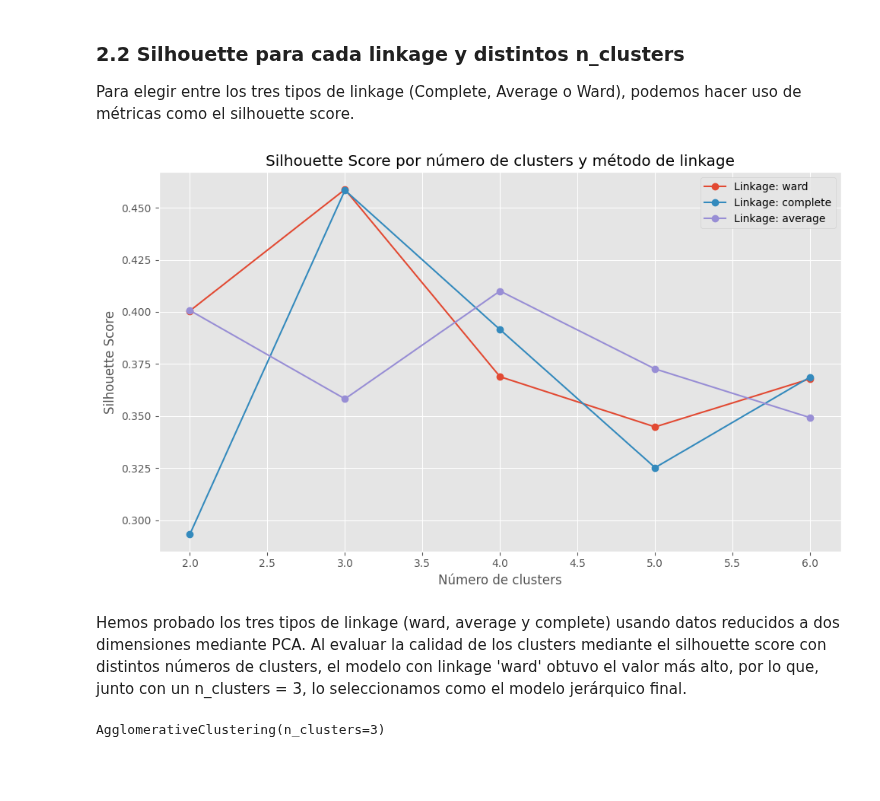
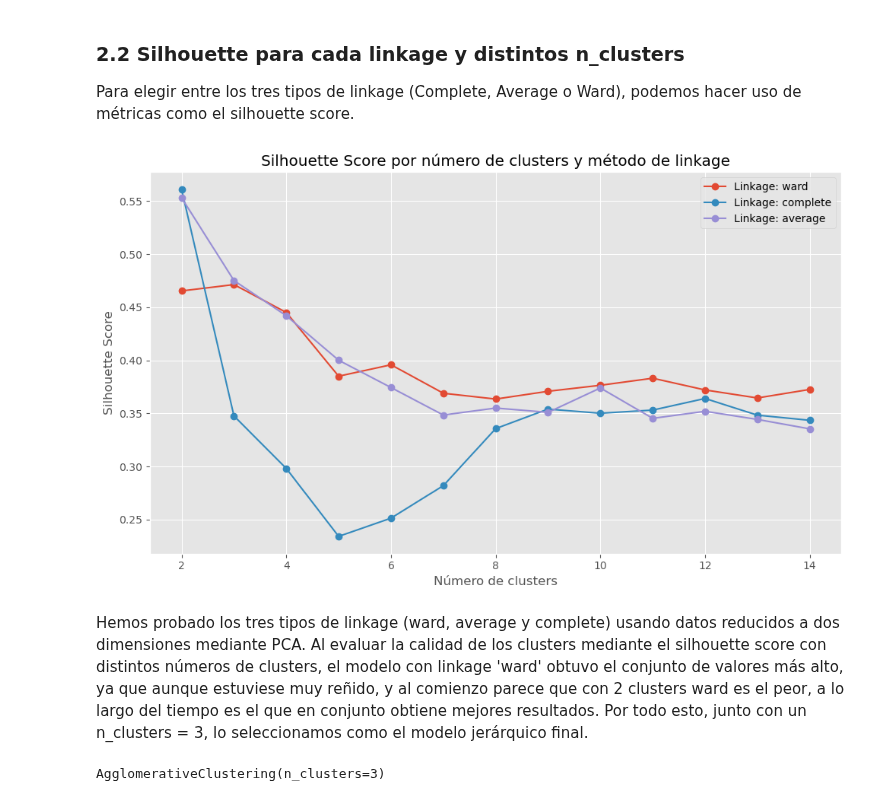
Before and after one commit to albatellouc3m/Grupo5, a Jupyter notebook: practica2-grupo5/practica2.ipynb, the cells around one changed output. Saved outputs shown, nothing was run; the diff lists cells and outputs as text; code cells hidden in the pictures; blank space fills up the shorter version.

```diff
--- a/practica2-grupo5/practica2.ipynb
+++ b/practica2-grupo5/practica2.ipynb
@@ -193,11 +193,11 @@ k_opt = Ks[np.argmax(sil_scores)]
 # Creamos y entrenamos el modelo final con k_opt
 # ==============================================================================
 modelo_kmeans = KMeans(n_clusters=3, n_init=25, random_state=495774)
-modelo_kmeans.fit(X=X_reduced_scaled)
+modelo_kmeans.fit(X=X_reduced)
 
 # Realizamos la predicción
 # ==============================================================================
-y_predict = modelo_kmeans.predict(X=X_reduced_scaled)
+y_predict = modelo_kmeans.predict(X=X_reduced)
 # %% [markdown]
 Podemos representar visualmente el cambio entre los clusters originales y los que se crean con el algoritmo de K-means de la siguiente forma:
 # %%
@@ -208,8 +208,8 @@ fig, ax = plt.subplots(1, 2, figsize=(10, 4))
 # Grupos originales
 for i in np.unique(y):
     ax[0].scatter(
-        x = X_reduced_scaled[y == i, 0],
-        y = X_reduced_scaled[y == i, 1],
+        x = X_reduced[y == i, 0],
+        y = X_reduced[y == i, 1],
         c = plt.rcParams['axes.prop_cycle'].by_key()['color'][i],
         marker = 'o',
         edgecolor = 'black',
@@ -222,8 +222,8 @@ ax[0].legend()
 # Clusters generados por KMeans
 for i in np.unique(y_predict):
     ax[1].scatter(
-        x = X_reduced_scaled[y_predict == i, 0],
-        y = X_reduced_scaled[y_predict == i, 1],
+        x = X_reduced[y_predict == i, 0],
+        y = X_reduced[y_predict == i, 1],
         c = plt.rcParams['axes.prop_cycle'].by_key()['color'][i],
         marker = 'o',
         edgecolor = 'black',
@@ -358,39 +341,39 @@ Para elegir entre los tres tipos de linkage (Complete, Average o Ward), podemos
 from sklearn.metrics import silhouette_score
 
 # Parámetros
-n_clusters_range = range(2, 7)
+n_clusters_range = range(2, 15)
 linkages = ['ward', 'complete', 'average']
 
 # Diccionario para guardar los resultados
 results = {linkage: [] for linkage in linkages}
 
 # Calculamos los silhouette scores
 for linkage in linkages:
     for n_clusters in n_clusters_range:
         if linkage == 'ward':
             model = AgglomerativeClustering(n_clusters=n_clusters, linkage=linkage)
         else:
             model = AgglomerativeClustering(n_clusters=n_clusters, linkage=linkage, metric='euclidean')
-        labels = model.fit_predict(X_reduced_scaled)
-        score = silhouette_score(X_reduced_scaled, labels)
+        labels = model.fit_predict(X_reduced)
+        score = silhouette_score(X_reduced, labels)
         results[linkage].append(score)
 
 # Mostramos los resultados
 plt.figure(figsize=(10, 6))
 for linkage in linkages:
     plt.plot(n_clusters_range, results[linkage], marker='o', label=f'Linkage: {linkage}')
 
 plt.title('Silhouette Score por número de clusters y método de linkage')
 plt.xlabel('Número de clusters')
 plt.ylabel('Silhouette Score')
 plt.legend()
 plt.grid(True)
 plt.tight_layout()
 plt.show()
 # %% [output]
-[figure, old version]
+[figure, new version]
 # %% [markdown]
-Hemos probado los tres tipos de linkage (ward, average y complete) usando datos reducidos a dos dimensiones mediante PCA. Al evaluar la calidad de los clusters mediante el silhouette score con distintos números de clusters, el modelo con linkage 'ward' obtuvo el valor más alto, por lo que, junto con un n_clusters = 3, lo seleccionamos como el modelo jerárquico final.
+Hemos probado los tres tipos de linkage (ward, average y complete) usando datos reducidos a dos dimensiones mediante PCA. Al evaluar la calidad de los clusters mediante el silhouette score con distintos números de clusters, el modelo con linkage 'ward' obtuvo el conjunto de valores más alto, ya que aunque estuviese muy reñido, y al comienzo parece que con 2 clusters ward es el peor, a lo largo del tiempo es el que en conjunto obtiene mejores resultados. Por todo esto, junto con un n_clusters = 3, lo seleccionamos como el modelo jerárquico final.
 # %%
 # Modelo final
 # ==============================================================================
```
Also changed, not shown: parts of 32 cells of this notebook.
